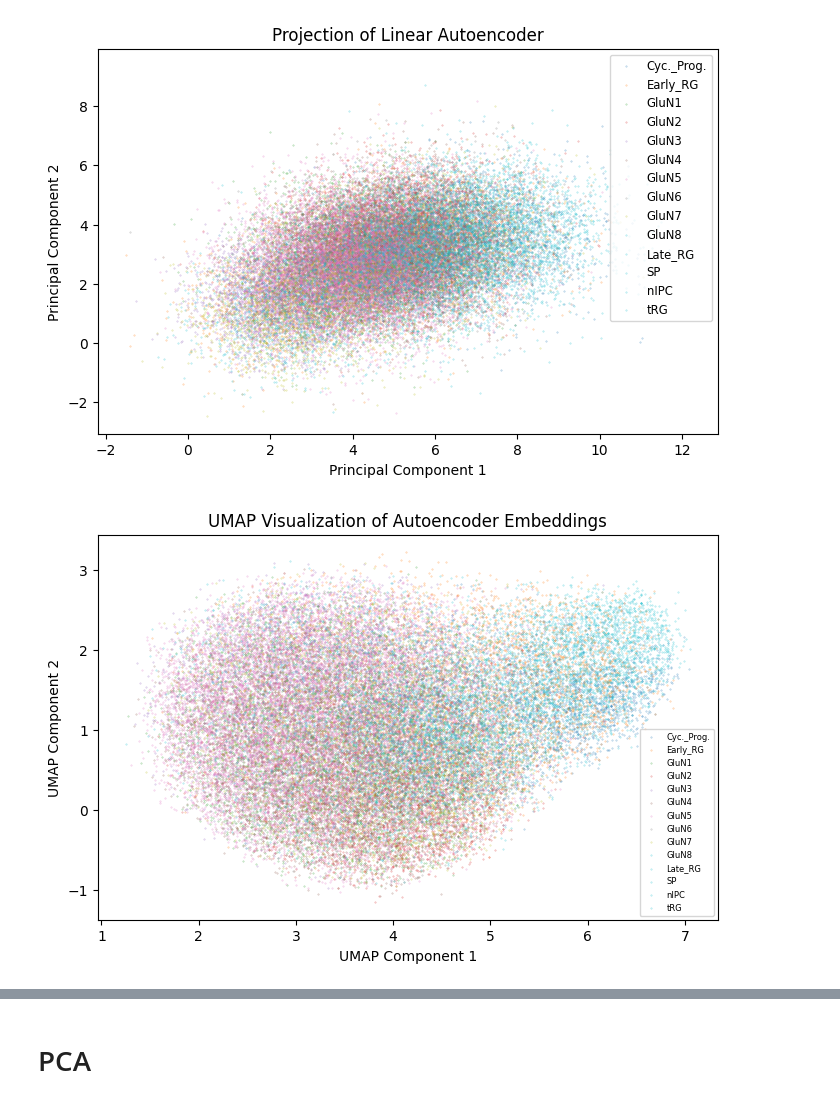
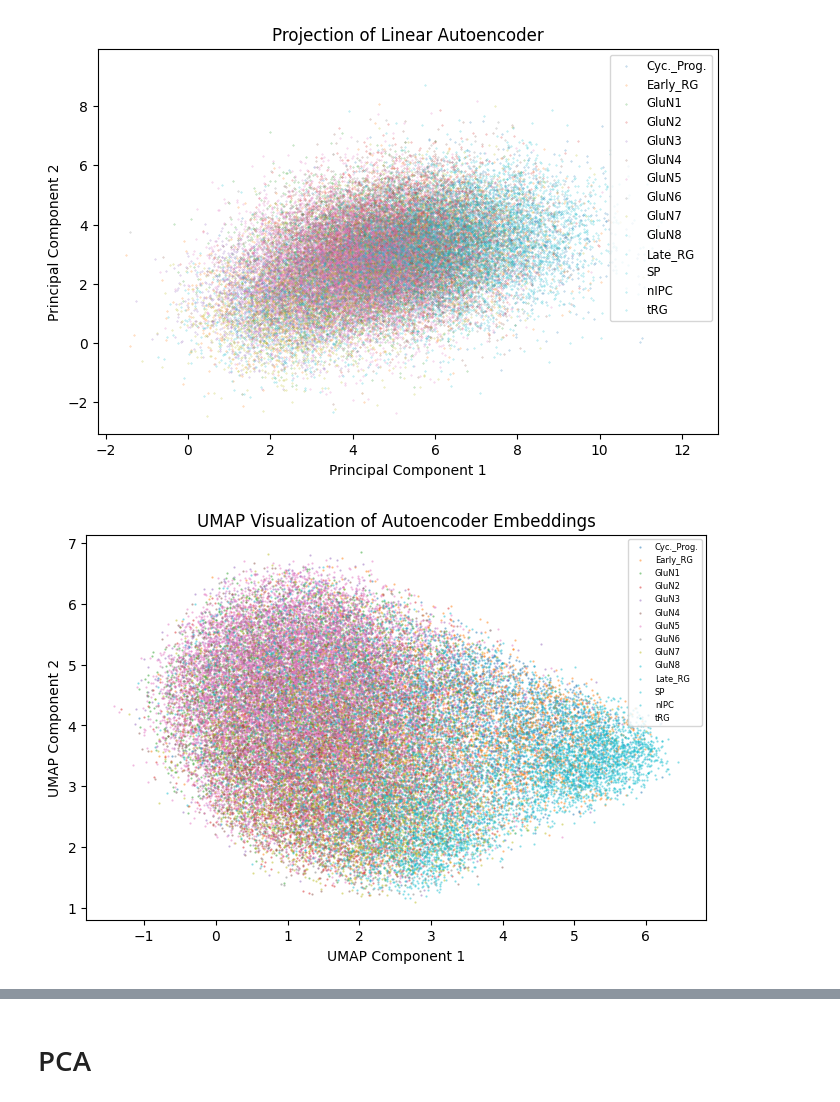
Before and after one commit to emilyguancamole/genome_encoder, a Jupyter notebook: embeddings.ipynb, the cells around one changed output, grey strips where cells are left out. Saved outputs shown, nothing was run; the diff lists cells and outputs as text; code cells hidden in the pictures.

Commit message:
update plots

```diff
--- a/embeddings.ipynb
+++ b/embeddings.ipynb
@@ -58,28 +58,28 @@ import umap
 embedding_array = np.vstack(embedding_list)
 
 # UMAP for dimensionality reduction
-umap_reducer = umap.UMAP(n_neighbors=15, min_dist=0.5, n_components=4, metric='cosine')
+umap_reducer = umap.UMAP(n_neighbors=5, min_dist=0.5, n_components=2, metric='cosine')
 umap_embedding = umap_reducer.fit_transform(embedding_array)
 # %%
 # Visualize UMAP embedding
 labels = metadata['x']
 unique_labels = np.unique(labels)
 # color_map = {label: i for i, label in enumerate(unique_labels)}
 # colors = labels.map(color_map)
 color_map = plt.get_cmap('tab10')
 
 plt.figure(figsize=(8, 5))
 for i, label in enumerate(unique_labels):
     mask = (labels == label)
-    plt.scatter(umap_embedding[mask, 0], umap_embedding[mask, 1], color=color_map(i), label=label, alpha=0.5, s=0.1)
+    plt.scatter(umap_embedding[mask, 0], umap_embedding[mask, 1], color=color_map(i), label=label, alpha=0.5, s=0.3)
 plt.legend(fontsize=6)
 
 plt.title('UMAP Visualization of Autoencoder Embeddings')
 plt.xlabel('UMAP Component 1')
 plt.ylabel('UMAP Component 2')
 plt.show()
 
 # Save UMAP embedding
 np.save("umap_embedding.npy", umap_embedding)
 # %% [output]
-[figure, old version]
+[figure, new version]
```
Also changed, not shown: parts of 1 cell of this notebook.
